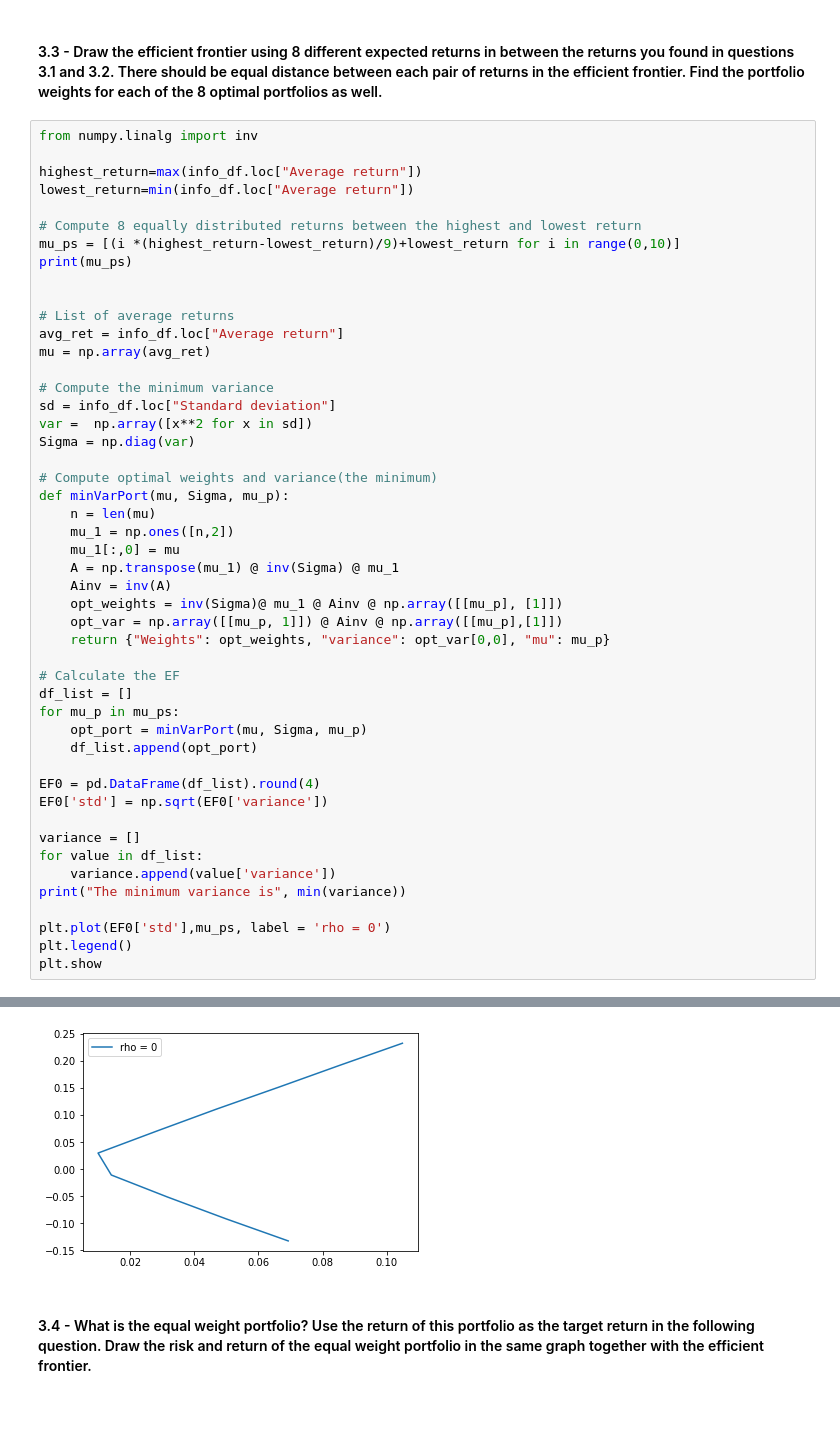
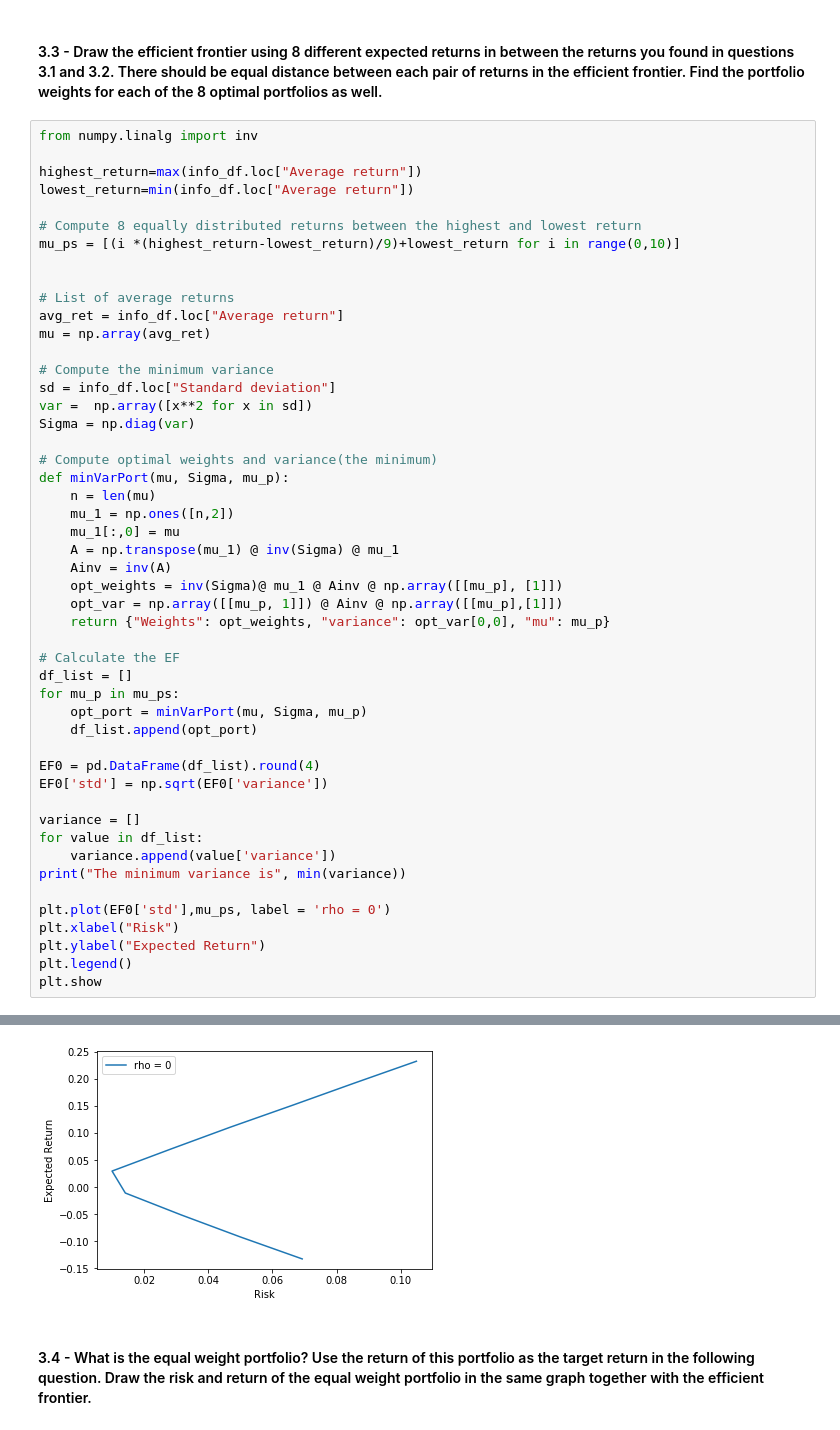
Before and after one commit to jennyjyu/financial-engineering, a Jupyter notebook: Project 2/Project 2.ipynb, the cells around one changed output, grey strips where cells are left out. Saved outputs shown, nothing was run; the diff lists cells and outputs as text.

```diff
--- a/Project 2/Project 2.ipynb
+++ b/Project 2/Project 2.ipynb
@@ -197,7 +201,6 @@ lowest_return=min(info_df.loc["Average return"])
 
 # Compute 8 equally distributed returns between the highest and lowest return
 mu_ps = [(i *(highest_return-lowest_return)/9)+lowest_return for i in range(0,10)]
-print(mu_ps)
 
 
 # List of average returns
@@ -235,6 +238,8 @@ for value in df_list:
 print("The minimum variance is", min(variance))
 
 plt.plot(EF0['std'],mu_ps, label = 'rho = 0')
+plt.xlabel("Risk")
+plt.ylabel("Expected Return")
 plt.legend()
 plt.show
 # %% [output]
@@ -244,3 +248,3 @@ The minimum variance is 0.00010504464571342314
-[figure, old version]
+[figure, new version]
 # %% [markdown]
 #### 3.4 - What is the equal weight portfolio? Use the return of this portfolio as the target return in the following question. Draw the risk and return of the equal weight portfolio in the same graph together with the efficient frontier.
```
Also changed, not shown: parts of 11 cells of this notebook, 1 other file.
